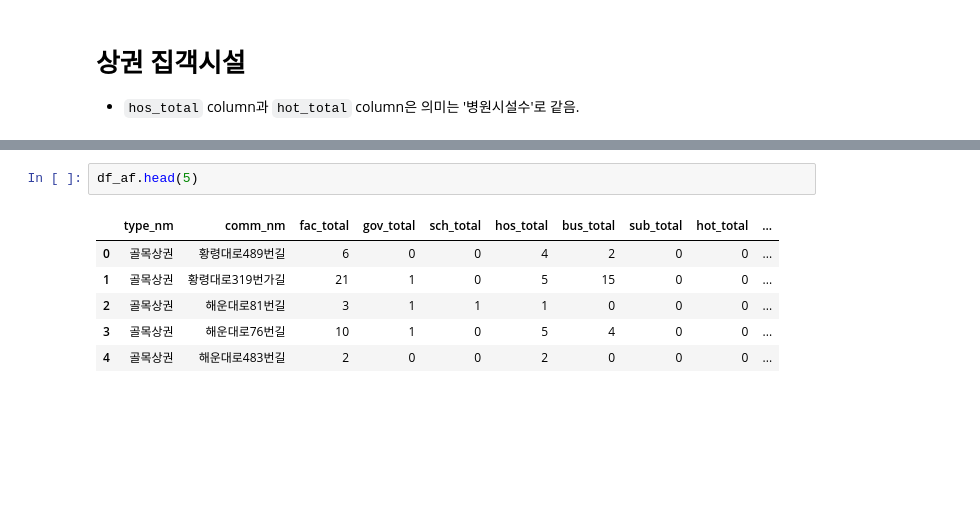
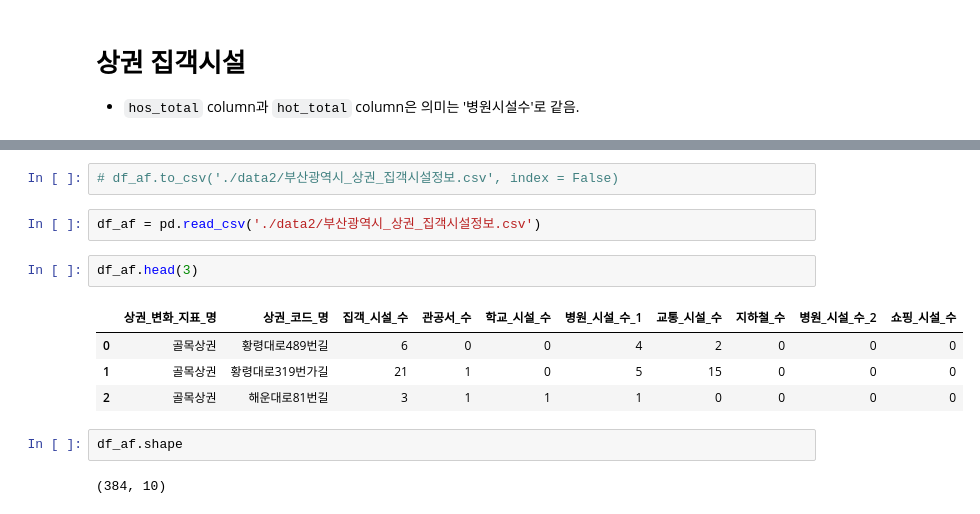
Before and after one commit to yongchoooon/nadosajang, a Jupyter notebook: SangGwon.ipynb, the cells around one changed output, grey strips where cells are left out. Drawn from its saved outputs; the diff is of its cells as text; blank space fills up the shorter version.

```diff
--- a/SangGwon.ipynb
+++ b/SangGwon.ipynb
@@ -77,9 +85,15 @@ df_af = makeDF(url, serviceKey, pageNo, numOfRows, resultType)
+# %%
+# df_af.to_csv('./data2/부산광역시_상권_집객시설정보.csv', index = False)
+# %%
+df_af = pd.read_csv('./data2/부산광역시_상권_집객시설정보.csv')
 # %%
-df_af.head(5)
+df_af.head(3)
 # %% [output]
-|  | type_nm | comm_nm | fac_total | gov_total | sch_total | hos_total | bus_total | sub_total | hot_total | ... |
-| 0 | 골목상권 | 황령대로489번길 | 6 | 0 | 0 | 4 | 2 | 0 | 0 | ... |
-| 1 | 골목상권 | 황령대로319번가길 | 21 | 1 | 0 | 5 | 15 | 0 | 0 | ... |
-| 2 | 골목상권 | 해운대로81번길 | 3 | 1 | 1 | 1 | 0 | 0 | 0 | ... |
-| 3 | 골목상권 | 해운대로76번길 | 10 | 1 | 0 | 5 | 4 | 0 | 0 | ... |
-| 4 | 골목상권 | 해운대로483번길 | 2 | 0 | 0 | 2 | 0 | 0 | 0 | ... |
+|  | 상권_변화_지표_명 | 상권_코드_명 | 집객_시설_수 | 관공서_수 | 학교_시설_수 | 병원_시설_수_1 | 교통_시설_수 | 지하철_수 | 병원_시설_수_2 | 쇼핑_시설_수 |
+| 0 | 골목상권 | 황령대로489번길 | 6 | 0 | 0 | 4 | 2 | 0 | 0 | 0 |
+| 1 | 골목상권 | 황령대로319번가길 | 21 | 1 | 0 | 5 | 15 | 0 | 0 | 0 |
+| 2 | 골목상권 | 해운대로81번길 | 3 | 1 | 1 | 1 | 0 | 0 | 0 | 0 |
+# %%
+df_af.shape
+# %% [output]
+(384, 10)
```
Also changed, not shown: parts of 67 cells of this notebook, 4 other files.
